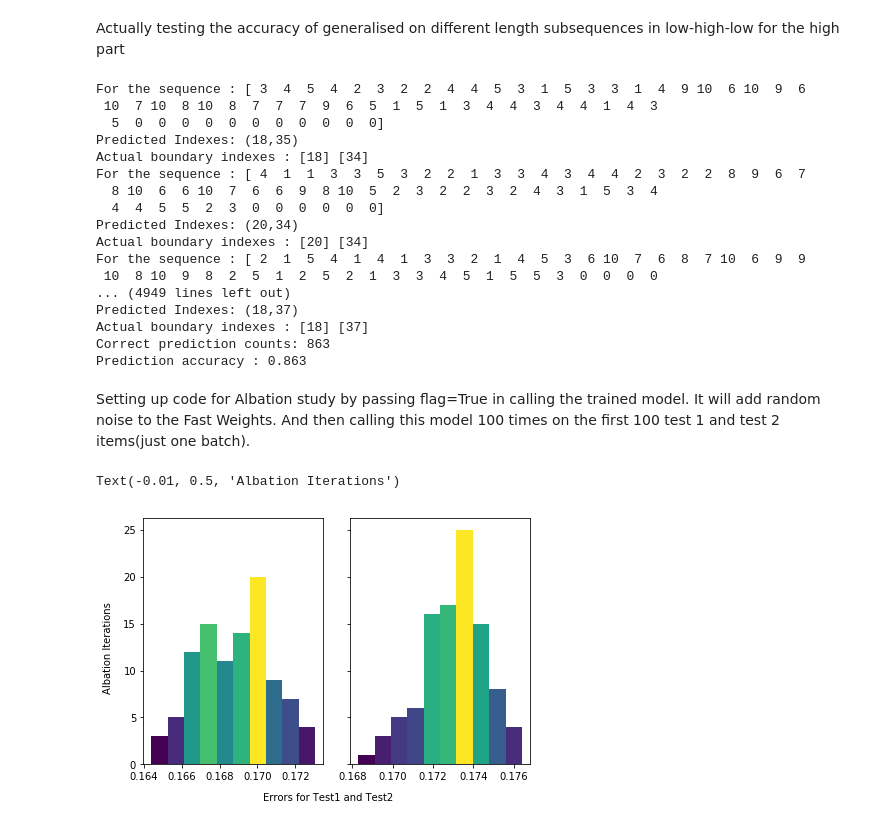
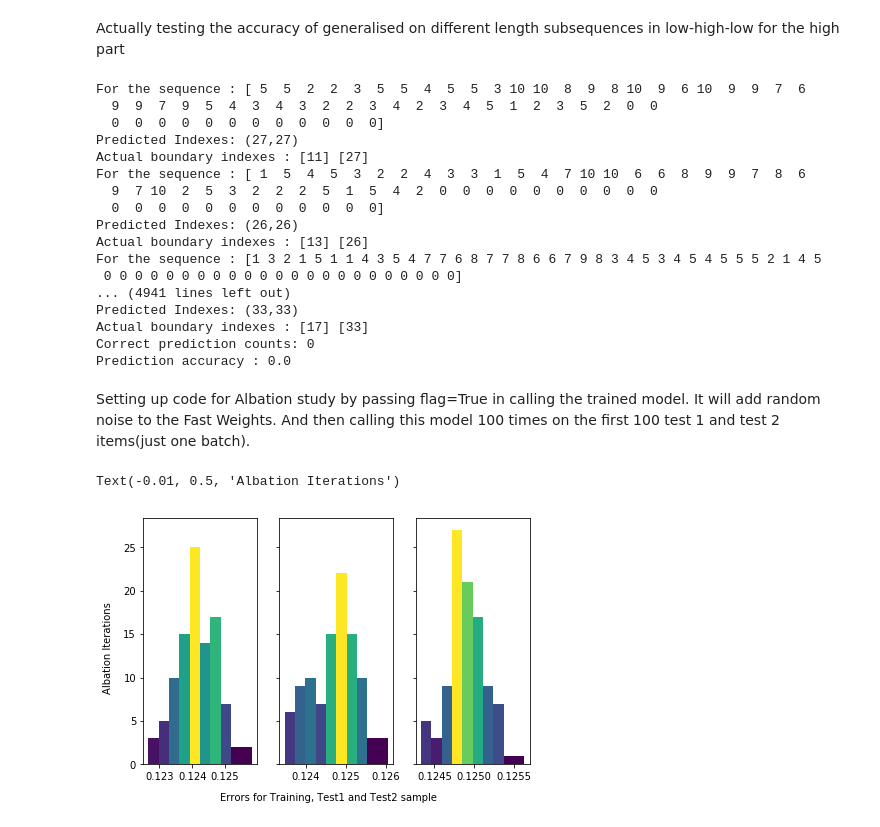
Before and after one commit to khushbooG9/Pointer-Netowrks-Using-Fast-Weights, a Jupyter notebook: code - colab/Albation_Study_PtrFW_boundary.ipynb, the cells around one changed output. Drawn from its saved outputs; the diff is of its cells as text; code cells hidden in the pictures.

```diff
--- a/code - colab/Albation_Study_PtrFW_boundary.ipynb
+++ b/code - colab/Albation_Study_PtrFW_boundary.ipynb
@@ -192,9 +192,9 @@ print(test[0].shape, test[1].shape)
 # %% [markdown]
 Please make sure to keep the hidden and blend equal. Setting up the optimizer and intitalizing the PtrNetFW module
 # %%
-optimizer = tf.train.AdamOptimizer(0.005)
+optimizer = tf.train.AdagradOptimizer(0.005)
 batch= 100
-blend =hidden= 10
+blend =hidden= 256
 pn = PtrNetFW(maxlen, batch, blend, hidden)
 # %% [markdown]
 **Make sure to switch to GPU mode for the training**   Go to Runtime tab. Select change runtime to Python 3 and Accelator as GPU.
@@ -306,67 +306,81 @@ for i in range(0, samples,batch):
 print("Correct prediction counts:" , count)
 print("Prediction accuracy :" , count/samples)
 # %% [output]
-For the sequence : [ 3  4  5  4  2  3  2  2  4  4  5  3  1  5  3  3  1  4  9 10  6 10  9  6
- 10  7 10  8 10  8  7  7  7  9  6  5  1  5  1  3  4  4  3  4  4  1  4  3
-  5  0  0  0  0  0  0  0  0  0  0  0]
-Predicted Indexes: (18,35)
-Actual boundary indexes : [18] [34]
-For the sequence : [ 4  1  1  3  3  5  3  2  2  1  3  3  4  3  4  4  2  3  2  2  8  9  6  7
-  8 10  6  6 10  7  6  6  9  8 10  5  2  3  2  2  3  2  4  3  1  5  3  4
-  4  4  5  5  2  3  0  0  0  0  0  0]
-Predicted Indexes: (20,34)
-Actual boundary indexes : [20] [34]
-For the sequence : [ 2  1  5  4  1  4  1  3  3  2  1  4  5  3  6 10  7  6  8  7 10  6  9  9
- 10  8 10  9  8  2  5  1  2  5  2  1  3  3  4  5  1  5  5  3  0  0  0  0
-... (4949 lines left out)
-Predicted Indexes: (18,37)
-Actual boundary indexes : [18] [37]
-Correct prediction counts: 863
-Prediction accuracy : 0.863
+For the sequence : [ 5  5  2  2  3  5  5  4  5  5  3 10 10  8  9  8 10  9  6 10  9  9  7  6
+  9  9  7  9  5  4  3  4  3  2  2  3  4  2  3  4  5  1  2  3  5  2  0  0
+  0  0  0  0  0  0  0  0  0  0  0  0]
+Predicted Indexes: (27,27)
+Actual boundary indexes : [11] [27]
+For the sequence : [ 1  5  4  5  3  2  2  4  3  3  1  5  4  7 10 10  6  6  8  9  9  7  8  6
+  9  7 10  2  5  3  2  2  2  5  1  5  4  2  0  0  0  0  0  0  0  0  0  0
+  0  0  0  0  0  0  0  0  0  0  0  0]
+Predicted Indexes: (26,26)
+Actual boundary indexes : [13] [26]
+For the sequence : [1 3 2 1 5 1 1 4 3 5 4 7 7 6 8 7 7 8 6 6 7 9 8 3 4 5 3 4 5 4 5 5 5 2 1 4 5
+ 0 0 0 0 0 0 0 0 0 0 0 0 0 0 0 0 0 0 0 0 0 0 0]
+... (4941 lines left out)
+Predicted Indexes: (33,33)
+Actual boundary indexes : [17] [33]
+Correct prediction counts: 0
+Prediction accuracy : 0.0
 # %% [markdown]
 Setting up code for Albation study by passing flag=True in calling the trained model. It will add random noise to the Fast Weights. And then calling this model 100 times on the first 100 test 1 and test 2 items(just one batch).
 # %%
 aloss1 = []
 aloss2 = []
+alosstr = []
 for i in range(100):
   al1 = 0
   al2 = 0
+  altr = 0
   ax1 = valid[0][0:100, :]
   ax2 = test[0][0:100, :]
   ay1 = valid[1][:,0:100,:]
   ay2 = test[1][:,0:100,:]
+  axtr = train[0][0:100,:]
+  aytr = train[1][:,0:100,:]
   a1pred = pn(ax1, True)
   a2pred = pn(ax2, True)
+  atrpred = pn(axtr, True)
   al1 += tf.sqrt(tf.reduce_mean(tf.pow(a1pred-ay1, 2.0)))
   al2 += tf.sqrt(tf.reduce_mean(tf.pow(a2pred-ay2, 2.0)))
+  altr += tf.sqrt(tf.reduce_mean(tf.pow(atrpred-aytr, 2.0)))
   aloss1.append(al1)
   aloss2.append(al2)
+  alosstr.append(altr)
 # %%
 aloss1 = [x.numpy() for x in aloss1]
 aloss2 = [j.numpy() for j in aloss2]
+alosstr = [k.numpy() for k in alosstr]
 # %%
-fig, axs = plt.subplots(1, 2, tight_layout=True, sharex = False, sharey = True)
+fig, axs = plt.subplots(1, 3, tight_layout=True, sharex = False, sharey = True)
 # N is the count in each bin, bins is the lower-limit of the bin
-N, bins, patches = axs[0].hist(aloss1, bins=10)
+N, bins, patches = axs[0].hist(alosstr, bins=10)
 
 # We'll color code by height, but you could use any scalar
 fracs = N / N.max()
 
 # we need to normalize the data to 0..1 for the full range of the colormap
 norm = colors.Normalize(fracs.min(), fracs.max())
 
 # Now, we'll loop through our objects and set the color of each accordingly
 for thisfrac, thispatch in zip(fracs, patches):
     color = plt.cm.viridis(norm(thisfrac))
     thispatch.set_facecolor(color)
-Nn, binss, patchess = axs[1].hist(aloss2, bins=10, label= "Test2 error" )
+Nn, binss, patchess = axs[1].hist(aloss1, bins=10, label= "Test2 error" )
 fracss = Nn / Nn.max()
 normm = colors.Normalize(fracss.min(), fracss.max())
 for thisfrac, thispatch in zip(fracss, patchess):
     color = plt.cm.viridis(normm(thisfrac))
     thispatch.set_facecolor(color)
-fig.text(0.5, -0.02, 'Errors for Test1 and Test2', va='center', ha='center')
+Nnn, binsss, patchesss = axs[2].hist(aloss2, bins=10, label= "Test2 error" )
+fracsss = Nnn / Nnn.max()
+normmm = colors.Normalize(fracsss.min(), fracsss.max())
+for thisfrac, thispatch in zip(fracsss, patchesss):
+    color = plt.cm.viridis(normmm(thisfrac))
+    thispatch.set_facecolor(color)
+fig.text(0.5, -0.02, 'Errors for Training, Test1 and Test2 sample', va='center', ha='center')
 fig.text(-0.01, 0.5, 'Albation Iterations', va='center', ha='center', rotation='vertical')
 # %% [output]
 Text(-0.01, 0.5, 'Albation Iterations')
-[figure, old version]
+[figure, new version]
```
Also changed, not shown: parts of 2 cells of this notebook.
